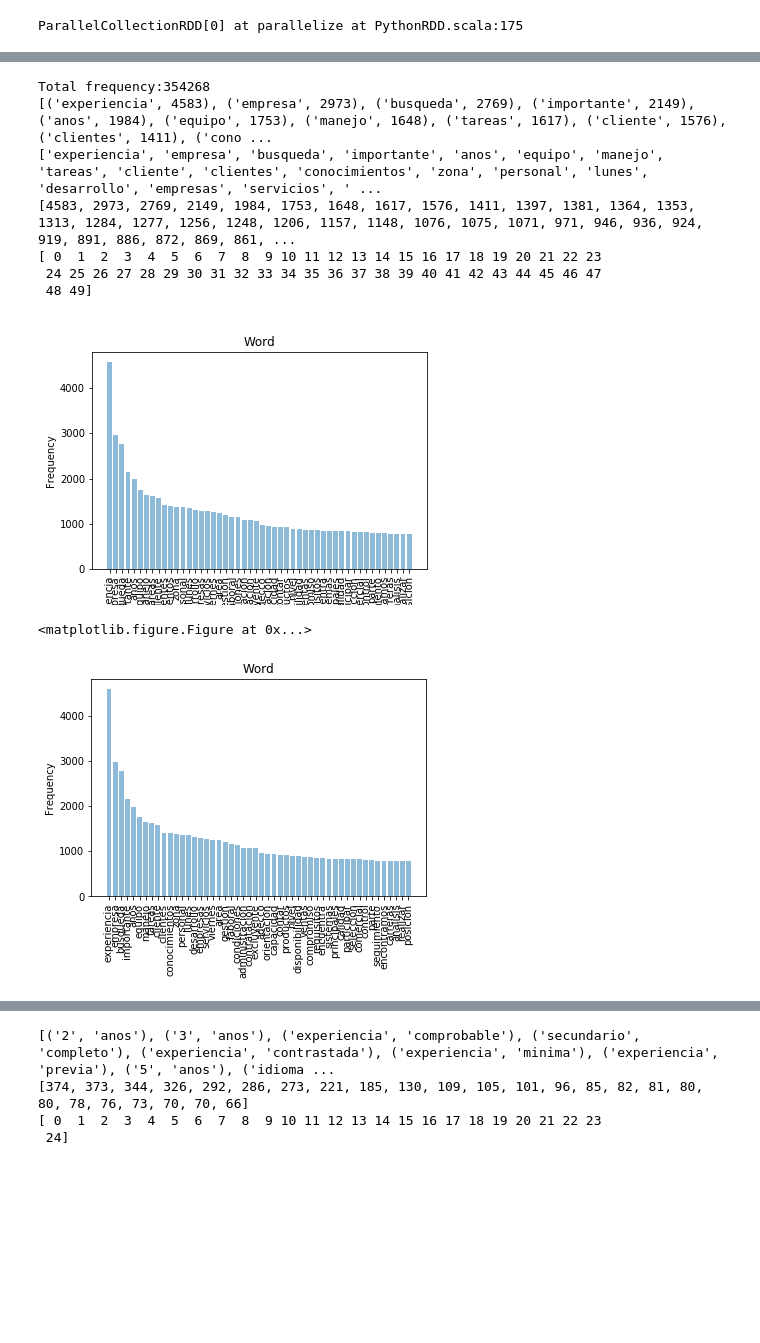
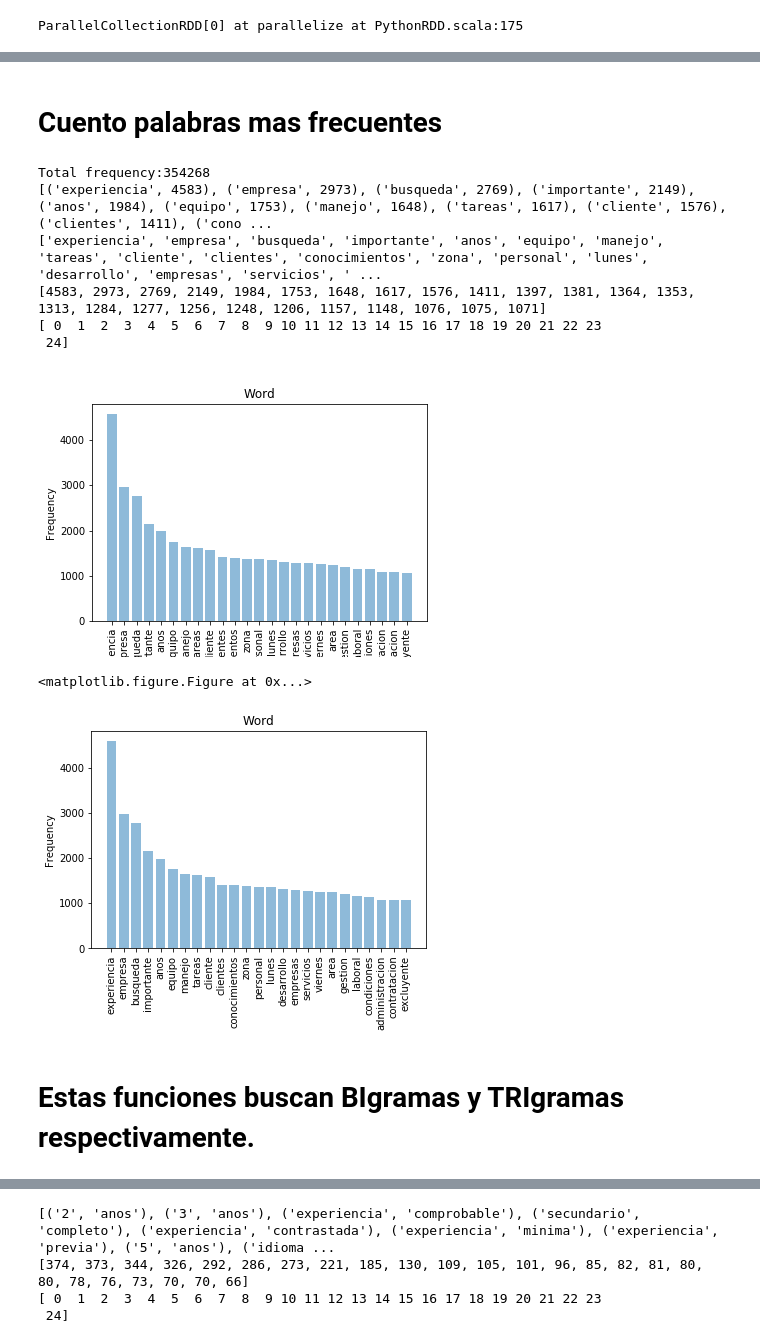
Before and after one commit to fcavazzoli/DatosTP, a Jupyter notebook: TP1 - Spark.ipynb, the cells around one changed output, grey strips where cells are left out. Cells and saved outputs as stored; diff of their text form; code cells hidden in the pictures; blank space fills up the shorter version.

```diff
--- a/TP1 - Spark.ipynb
+++ b/TP1 - Spark.ipynb
@@ -55,45 +72,47 @@ def removestopwords(x):
 wordsRDD = des.flatMap(lambda x:x.split(' '))
 wordsRDD = wordsRDD.filter(lambda x: len(x)>3)
 wordsRDD = wordsRDD.filter(lambda x: removestopwords(x))
+# %% [markdown]
+# Cuento palabras mas frecuentes
 # %%
 freqsRDD = wordsRDD.map(lambda x:(x,1))
 total=freqsRDD.count()
 print("Total frequency:"+str(total))
 freqsRDD = freqsRDD.reduceByKey(lambda x,y:x+y)
-mas_usadas = freqsRDD.takeOrdered(50,lambda x:-x[1])
+mas_usadas = freqsRDD.takeOrdered(25,lambda x:-x[1])
 print(mas_usadas)
-my_freqs
 my_words = [i for i,j in mas_usadas]
 my_freqs = [j for i,j in mas_usadas]
 
 print(my_words)
 print(my_freqs)
 
 plt.close()
 plt.clf()
 
 fig, ax = plt.subplots()
 
 y_pos = np.arange(len(my_words))
 print(y_pos)
 plt.bar(y_pos, my_freqs, alpha=0.5)
 plt.ylabel('Frequency')
 plt.title('Word')
-ax.set_xticks(np.arange(0,50))
+ax.set_xticks(np.arange(0,25))
 ax.set_xticklabels(my_words, rotation='vertical')
 plt.savefig('foobar2.png')
 Image("foobar2.png")
 # %% [output]
 Total frequency:354268
 [('experiencia', 4583), ('empresa', 2973), ('busqueda', 2769), ('importante', 2149), ('anos', 1984), ('equipo', 1753), ('manejo', 1648), ('tareas', 1617), ('cliente', 1576), ('clientes', 1411), ('cono ...
 ['experiencia', 'empresa', 'busqueda', 'importante', 'anos', 'equipo', 'manejo', 'tareas', 'cliente', 'clientes', 'conocimientos', 'zona', 'personal', 'lunes', 'desarrollo', 'empresas', 'servicios', ' ...
-[4583, 2973, 2769, 2149, 1984, 1753, 1648, 1617, 1576, 1411, 1397, 1381, 1364, 1353, 1313, 1284, 1277, 1256, 1248, 1206, 1157, 1148, 1076, 1075, 1071, 971, 946, 936, 924, 919, 891, 886, 872, 869, 861, ...
+[4583, 2973, 2769, 2149, 1984, 1753, 1648, 1617, 1576, 1411, 1397, 1381, 1364, 1353, 1313, 1284, 1277, 1256, 1248, 1206, 1157, 1148, 1076, 1075, 1071]
 [ 0  1  2  3  4  5  6  7  8  9 10 11 12 13 14 15 16 17 18 19 20 21 22 23
- 24 25 26 27 28 29 30 31 32 33 34 35 36 37 38 39 40 41 42 43 44 45 46 47
- 48 49]
+ 24]
-[figure, old version]
+[figure, new version]
 <matplotlib.figure.Figure at 0x...>
-[figure, old version]
+[figure, new version]
+# %% [markdown]
+# Estas funciones buscan BIgramas y TRIgramas respectivamente.
 # %%
 def buscarBigramas(s, mas_usadas):
     r = []
```
Also changed, not shown: parts of 12 cells of this notebook, 2 other files.
